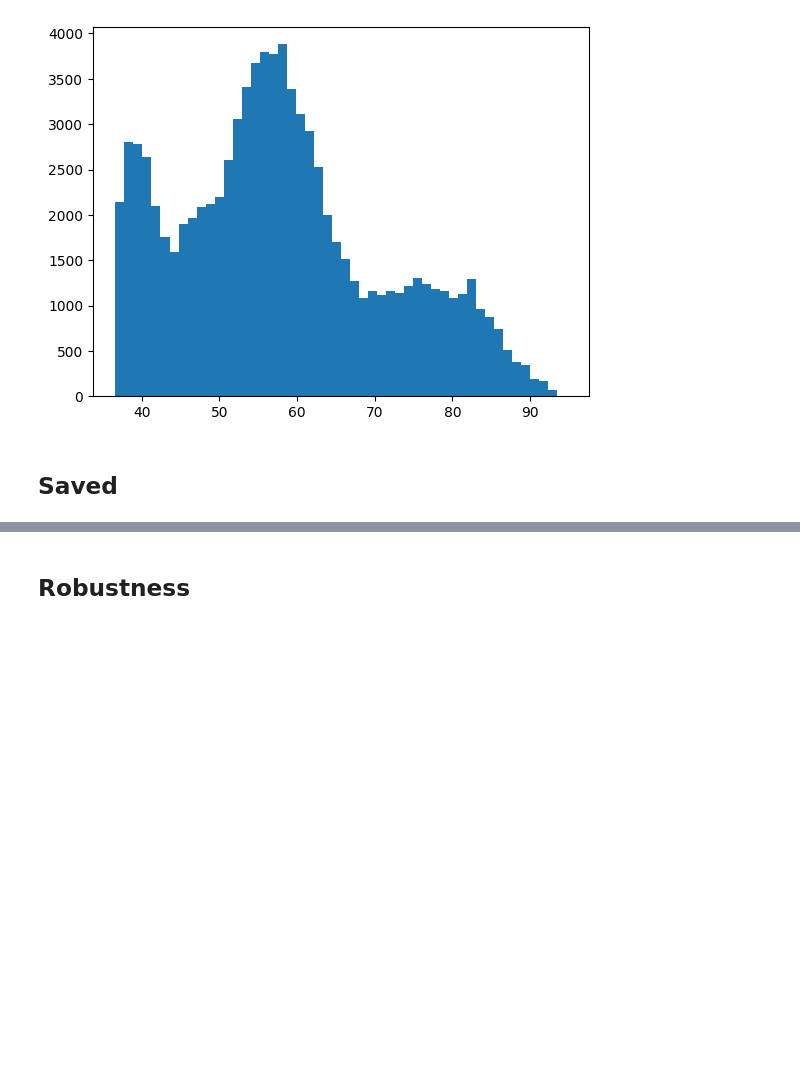
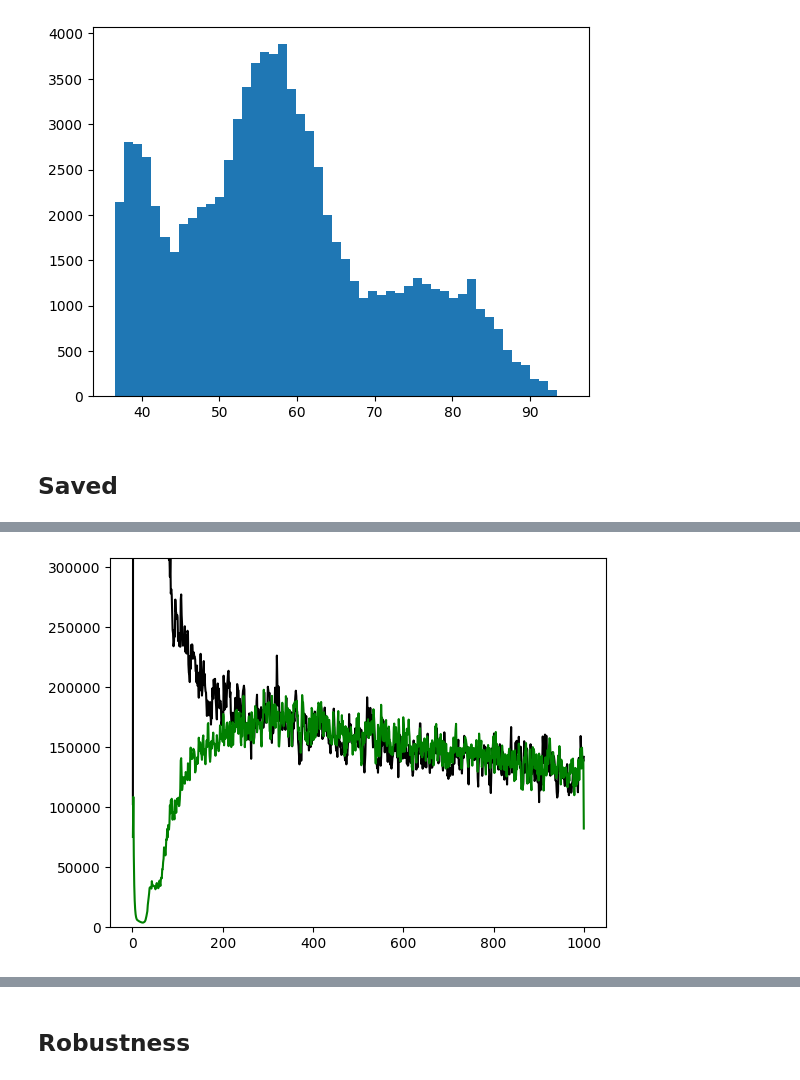
Before and after one commit to patricklawton/TecateCypress, a Jupyter notebook: sensitivity/viz.ipynb, the cells around one changed output, grey strips where cells are left out. Cells and saved outputs as stored; diff of their text form; code cells hidden in the pictures; blank space fills up the shorter version.

```diff
--- a/sensitivity/viz.ipynb
+++ b/sensitivity/viz.ipynb
@@ -325,0 +335,11 @@ Text(0, 0.5, '<r>')
+# %%
+N_tot_mean_disc = np.load("nint_data/N_tot_mean_discrete.npy")
+N_tot_mean_nint = np.load("nint_data/N_tot_mean_nint.npy")
+# %%
+t_vec = np.arange(1,len(N_tot_mean_disc)+1)
+plt.plot(t_vec, N_tot_mean_disc, c='k')
+plt.plot(t_vec, N_tot_mean_nint, c='g')
+plt.ylim(0,K_adult*Aeff*3)
+plt.show()
+# %% [output]
+[figure, added]
```
Also changed, not shown: parts of 8 cells of this notebook, 19 other files.
